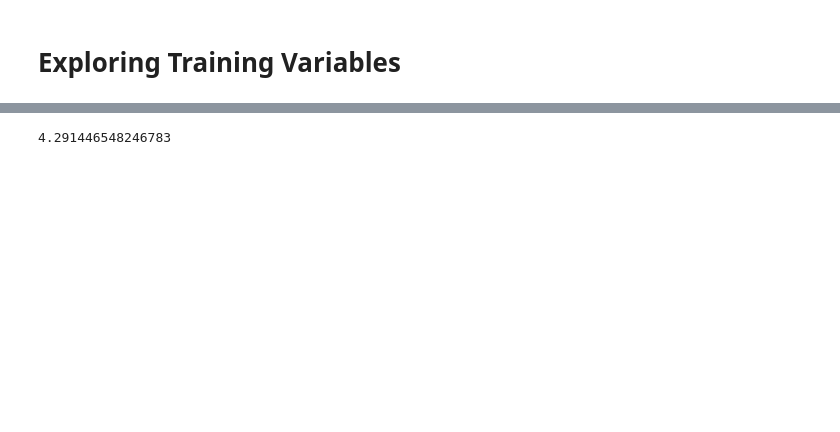
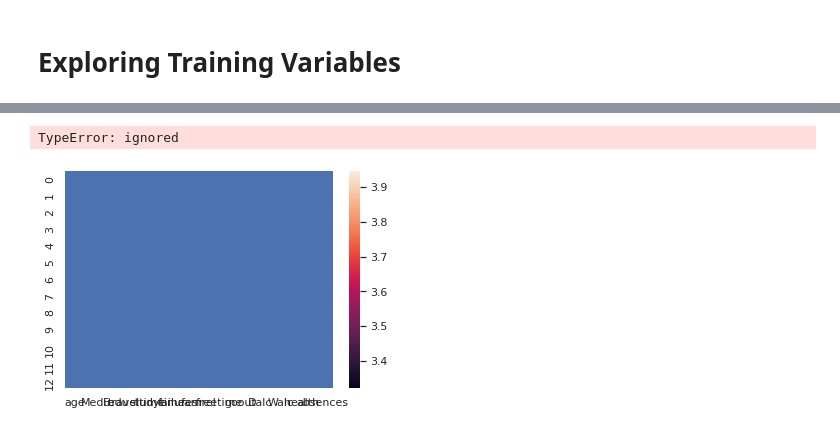
Before and after one commit to coffeeboost/SML-grade-predictor, a Jupyter notebook: CAIS_Kaggle.ipynb, the cells around one changed output, grey strips where cells are left out. Saved outputs shown, nothing was run; the diff lists cells and outputs as text; code cells hidden in the pictures; blank space fills up the shorter version.

```diff
--- a/CAIS_Kaggle.ipynb
+++ b/CAIS_Kaggle.ipynb
@@ -1174,0 +1159,24 @@ testset
+# %%
+def training(X_train,y_train,X_predict,y_actual):
+  regr = RandomForestRegressor(max_depth=2, random_state=0)
+  regr.fit(X_train,y_train)
+  y_predicted = regr.predict(X_predict)
+  rms = sqrt(mean_squared_error(y_actual, y_predicted))
+  return rms
+# %%
+###new plan: for every pair, find the best rmse score
+
+#intialise dataframe
+df123 = pd.DataFrame(columns = trainset2.columns, index = trainset2.columns)
+
+#calculate every rmse score
+for attribute in trainset2.columns:
+  for second_attribute in trainset2.columns:
+    X_train = trainset2[[attribute,second_attribute]].iloc[0:150].to_numpy()
+    X_predict = trainset2[[attribute,second_attribute]].iloc[150:313].to_numpy()
+    y_train = trainset['grade'].iloc[0:150].to_numpy()
+    y_actual = trainset['grade'].iloc[150:313].to_numpy()
+    rmse = training(X_train,y_train,X_predict,y_actual)
+
+    #save the result in my dataframe
+    df123[attribute][second_attribute] = rmse
@@ -1174,0 +1200,24 @@ testset
+# %%
+
+#plotting rmse results
+import seaborn as sns
+sns.set()
+result = df123.pivot(index='SymmetricDivision', columns='MutProb', values='value')
+
+g = sns.heatmap(df123)
+# g.set_yticklabels(g.get_yticklabels(), rotation = 0, fontsize = 8)
+
+
+
+# import numpy as np; np.random.seed(0)
+# import seaborn as sns; sns.set()
+# uniform_data = np.random.rand(10, 12)
+# ax = sns.heatmap(uniform_data)
+# sns.set()
+#plan:
+#parameter - rmse. List every pair that I made. And plot every pair. So I can see which parameters give the lowest rmse on average.
+
+#heatmap, every row is an attribute, and the columns is the rmse
+# %% [output]
+TypeError: ignored
+[figure, added]
@@ -1175,19 +1238,15 @@ testset
 # %%
-#using studytime to predict grade
-regr = RandomForestRegressor(max_depth=2, random_state=0)
-X_train = trainset[["studytime","freetime","health"]].iloc[0:150].to_numpy()
-y_train = trainset["grade"].iloc[0:150].to_numpy()
-X_predict = trainset[["studytime","freetime","health"]].iloc[150:313].to_numpy()
-y_actual = trainset["grade"].iloc[150:313].to_numpy()
+# #using studytime to predict grade
+# regr = RandomForestRegressor(max_depth=2, random_state=0)
+# X_train = trainset[["studytime","freetime","health"]].iloc[0:150].to_numpy()
+# y_train = trainset["grade"].iloc[0:150].to_numpy()
+# X_predict = trainset[["studytime","freetime","health"]].iloc[150:313].to_numpy()
+# y_actual = trainset["grade"].iloc[150:313].to_numpy()
 
-regr.fit(X_train,y_train)
-y_predicted = regr.predict(X_predict)
+# regr.fit(X_train,y_train)
+# y_predicted = regr.predict(X_predict)
 
-#checking the error with rms
-from sklearn.metrics import mean_squared_error
-from math import sqrt
-rms = sqrt(mean_squared_error(y_actual, y_predicted))
-rms
+# #checking the error with rms
+# rms = sqrt(mean_squared_error(y_actual, y_predicted))
+# rms
-# %% [output]
-4.291446548246783
 # %%
```
Also changed, not shown: parts of 9 cells of this notebook.
